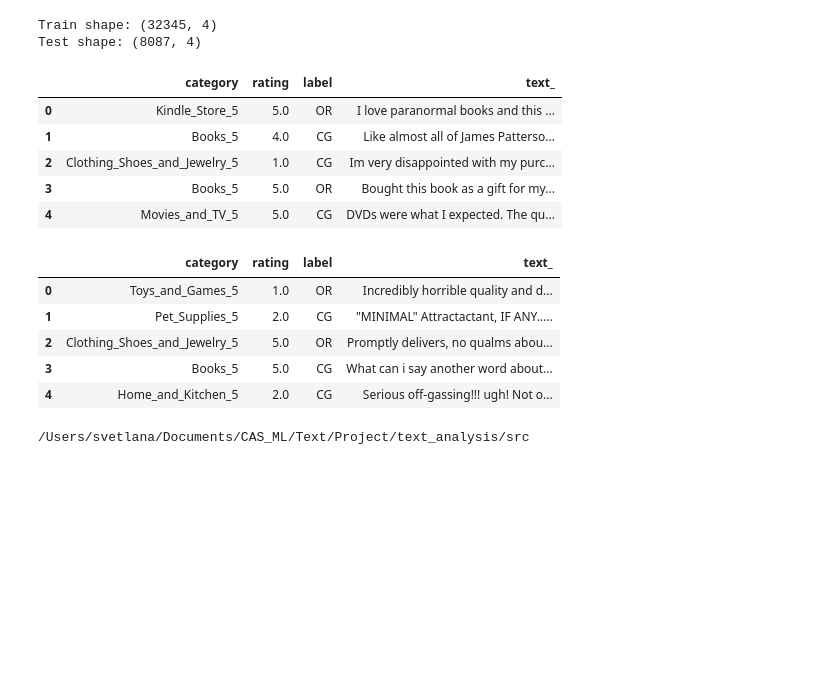
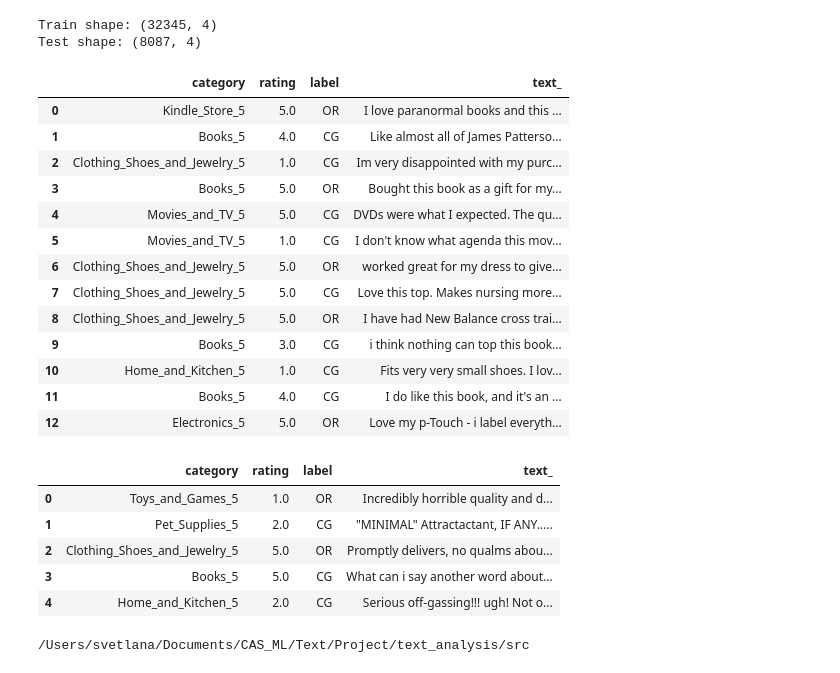
Before and after one commit to muellR/text_analysis, a Jupyter notebook: src/llm_prediction.ipynb, the cells around one changed output. Saved outputs shown, nothing was run; the diff lists cells and outputs as text; code cells hidden in the pictures; blank space fills up the shorter version.

```diff
--- a/src/llm_prediction.ipynb
+++ b/src/llm_prediction.ipynb
@@ -38,15 +38,23 @@ print(f"Test shape: {test_df.shape}")
 Train shape: (32345, 4)
 Test shape: (8087, 4)
 # %%
-display(train_df.head())
+display(train_df.head(13))
 display(test_df.head())
 # %% [output]
 |  | category | rating | label | text_ |
 | 0 | Kindle_Store_5 | 5.0 | OR | I love paranormal books and this ... |
 | 1 | Books_5 | 4.0 | CG | Like almost all of James Patterso... |
 | 2 | Clothing_Shoes_and_Jewelry_5 | 1.0 | CG | Im very disappointed with my purc... |
 | 3 | Books_5 | 5.0 | OR | Bought this book as a gift for my... |
 | 4 | Movies_and_TV_5 | 5.0 | CG | DVDs were what I expected. The qu... |
+| 5 | Movies_and_TV_5 | 1.0 | CG | I don't know what agenda this mov... |
+| 6 | Clothing_Shoes_and_Jewelry_5 | 5.0 | OR | worked great for my dress to give... |
+| 7 | Clothing_Shoes_and_Jewelry_5 | 5.0 | CG | Love this top. Makes nursing more... |
+| 8 | Clothing_Shoes_and_Jewelry_5 | 5.0 | OR | I have had New Balance cross trai... |
+| 9 | Books_5 | 3.0 | CG | i think nothing can top this book... |
+| 10 | Home_and_Kitchen_5 | 1.0 | CG | Fits very very small shoes. I lov... |
+| 11 | Books_5 | 4.0 | CG | I do like this book, and it's an ... |
+| 12 | Electronics_5 | 5.0 | OR | Love my p-Touch - i label everyth... |
 |  | category | rating | label | text_ |
 | 0 | Toys_and_Games_5 | 1.0 | OR | Incredibly horrible quality and d... |
 | 1 | Pet_Supplies_5 | 2.0 | CG | "MINIMAL" Attractactant, IF ANY..... |
```
Also changed, not shown: parts of 12 cells of this notebook.
